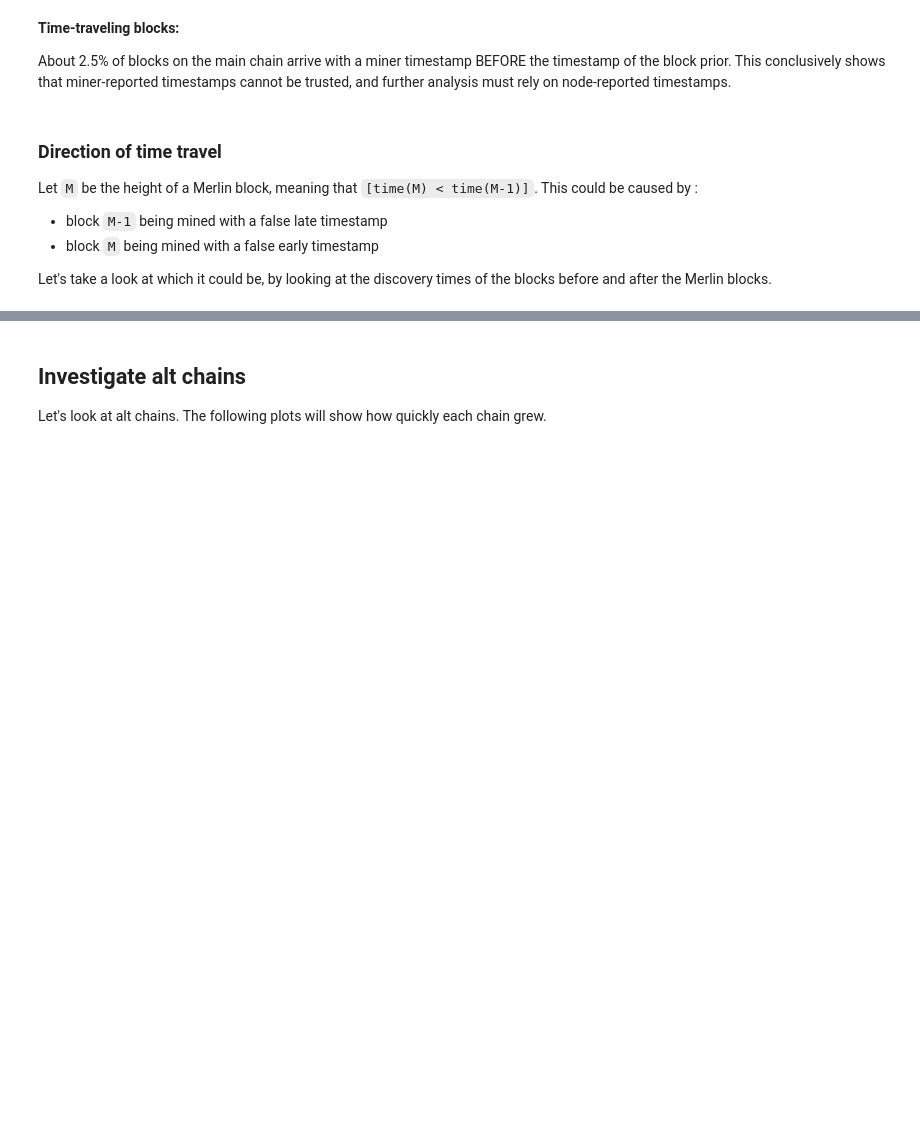
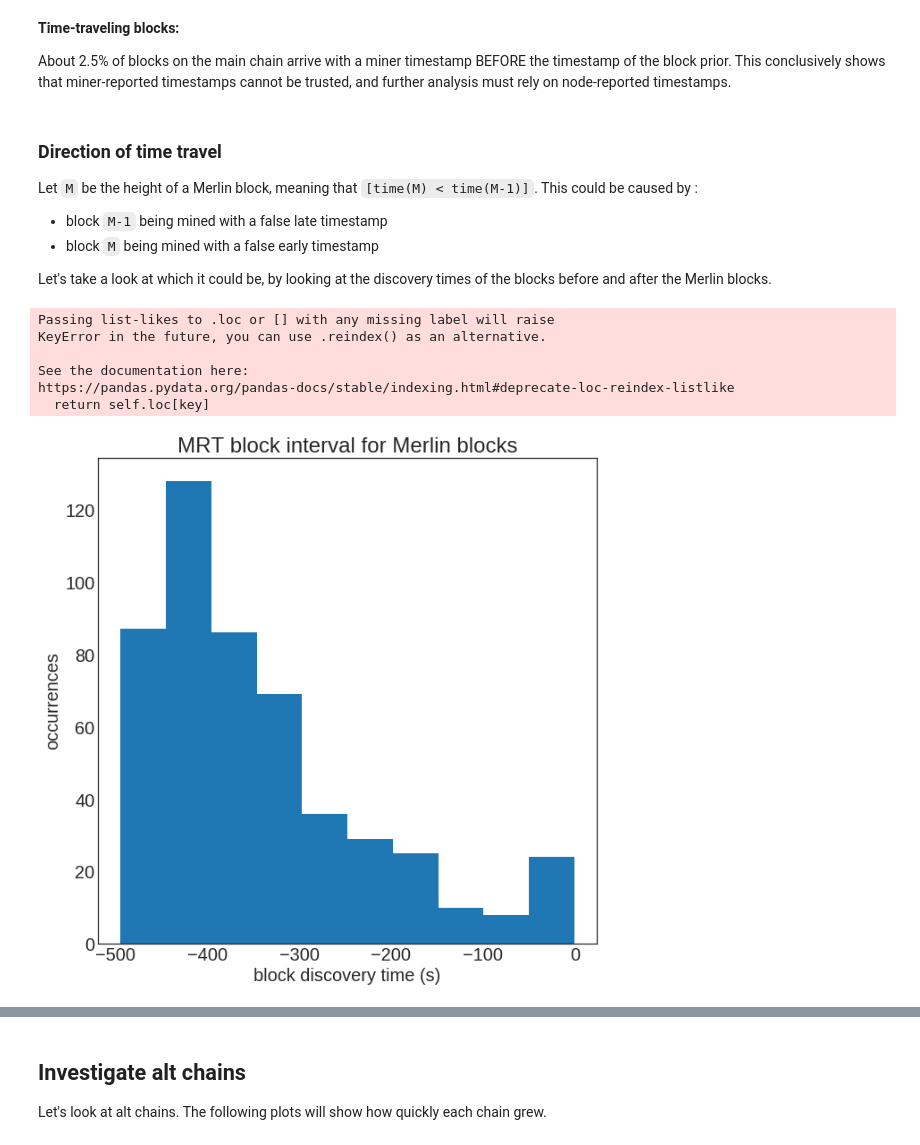
Before and after one commit to noncesense-research-lab/archival_network, a Jupyter notebook: analyses/altchain_temporal_study.ipynb, the cells around one changed output, grey strips where cells are left out. Saved outputs shown, nothing was run; the diff lists cells and outputs as text; code cells hidden in the pictures; blank space fills up the shorter version.

Commit message:
added histogram of MRT discovery times for blocks preceding and following Merlin blocks

```diff
--- a/analyses/altchain_temporal_study.ipynb
+++ b/analyses/altchain_temporal_study.ipynb
@@ -441,3 +441,43 @@ Let `M` be the height of a Merlin block, meaning that `[time(M) < time(M-1)]`. T
 -  block `M` being mined with a false early timestamp
 
 Let's take a look at which it could be, by looking at the discovery times of the blocks before and after the Merlin blocks.
+# %%
+# Indexing
+M_block_inds = b0s.index[b0s.merlin_block== 1].tolist()
+M_parent_inds = [x - 1 for x in M_block_inds]
+M_child_inds = [x + 1 for x in M_block_inds]
+
+fig = plt.figure(figsize=(10,10))
+plt.style.use('seaborn-white')
+plt.subplots_adjust(left=None, bottom=None, right=None, top=None, wspace=None, hspace=0.4)
+plt.rcParams['ytick.labelsize'] = 20
+plt.rcParams['xtick.labelsize'] = 20
+plt.rcParams['font.size'] = 20
+plt.title('MRT block interval for Merlin blocks')
+plt.xlabel('block discovery time (s)')
+plt.ylabel('occurrences')
+plt.hist(b0s.delta_time[M_block_inds].dropna())
+
+fig = plt.figure(figsize=(10,10))
+plt.style.use('seaborn-white')
+plt.subplots_adjust(left=None, bottom=None, right=None, top=None, wspace=None, hspace=0.4)
+plt.rcParams['ytick.labelsize'] = 20
+plt.rcParams['xtick.labelsize'] = 20
+plt.rcParams['font.size'] = 20
+plt.title('MRT interval for blocks before & after Merlin blocks')
+plt.xlabel('block discovery time (s)')
+plt.ylabel('occurrences')
+#plt.hist(b0s.delta_time.dropna(), alpha=0.5, bins=np.linspace(-500,500,500))
+binnum = 20
+plt.hist(b0s.delta_time[M_parent_inds].dropna(), alpha=0.6,  bins=np.linspace(-500,500,binnum)) # gets a different warning
+plt.hist(b0s.delta_time[M_child_inds].dropna(), alpha=0.6,  bins=np.linspace(-500,500,binnum)) # gets a different warning
+plt.legend(('for height M-1', 'for height M+1'))
+pass
+# %% [output]
+Passing list-likes to .loc or [] with any missing label will raise
+KeyError in the future, you can use .reindex() as an alternative.
+
+See the documentation here:
+https://pandas.pydata.org/pandas-docs/stable/indexing.html#deprecate-loc-reindex-listlike
+  return self.loc[key]
+[figure, added]
```
Also changed, not shown: parts of 2 cells of this notebook.
